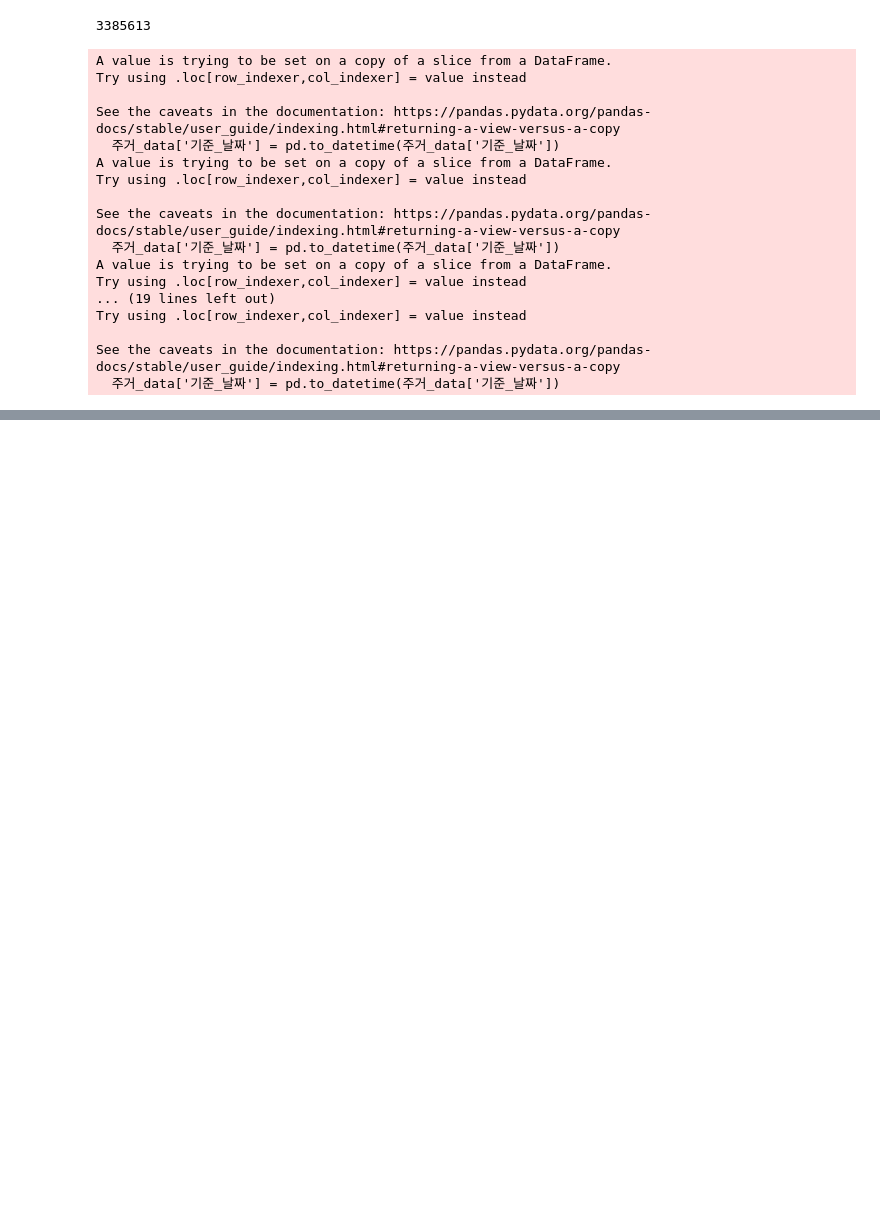
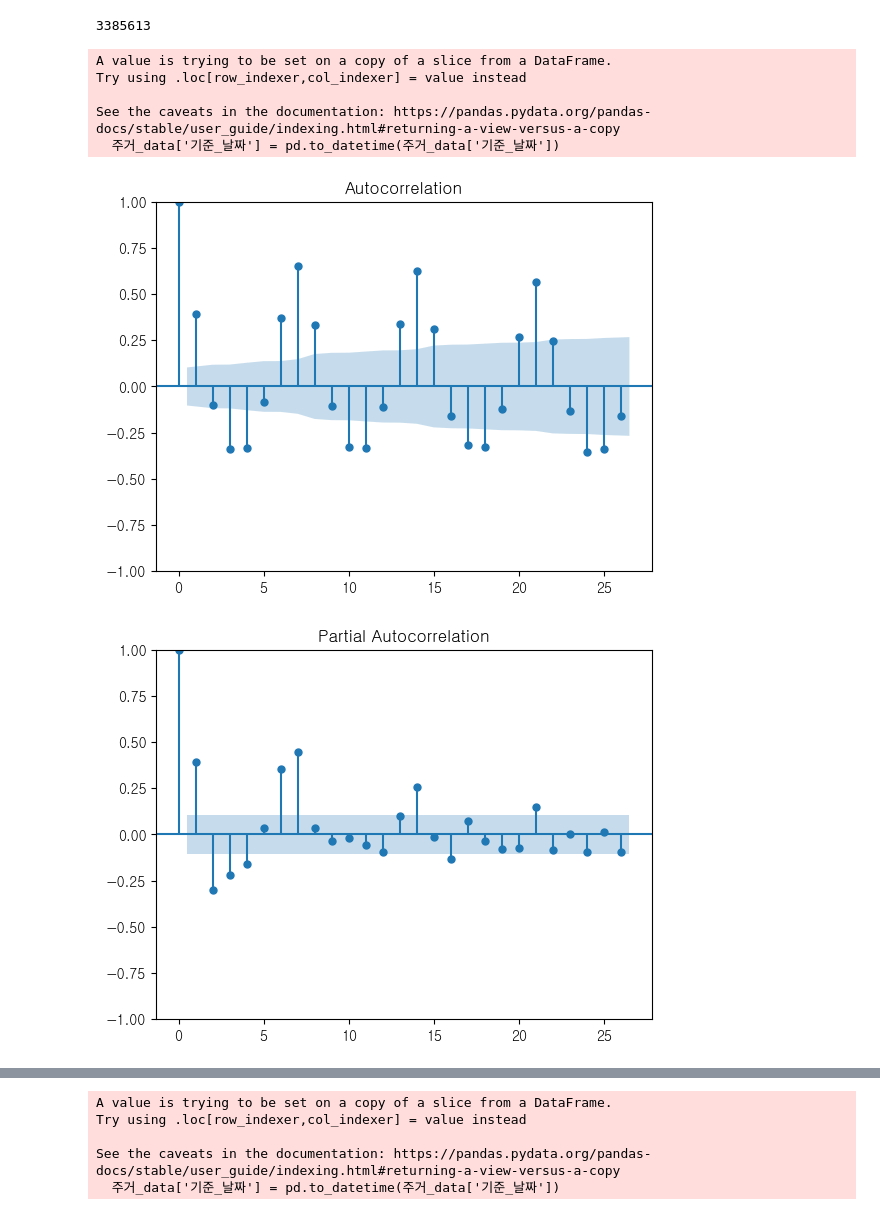
Before and after one commit to minseokpark6/SemiProject_Group3, a Jupyter notebook: Code/choiinwoo/20240508_1자료.ipynb, the cells around one changed output, grey strips where cells are left out. Cells and saved outputs as stored; diff of their text form; code cells hidden in the pictures; blank space fills up the shorter version.

```diff
--- a/Code/choiinwoo/20240508_1자료.ipynb
+++ b/Code/choiinwoo/20240508_1자료.ipynb
@@ -28,13 +28,13 @@ def divide_time_range(time):
         return '21:00~24:00'
 
 def check_best_sarima(data,p,d,q,P,D,Q):
-    #plot_acf(data)
-    #plot_pacf(data)
-    #plt.show()
+    plot_acf(data)
+    plot_pacf(data)
+    plt.show()
 
     model = SARIMAX(data.values, order=(p, d, q), seasonal_order=(P, D, Q, 5))  # 데이터를 넘파이 배열로 변환하여 사용
     model_fit = model.fit()
-
+    print(model_fit.summary())
     forecast = model_fit.forecast(steps=1)[0]
 
     # 예측 결과 출력
@@ -63,6 +63,16 @@ def sarima_test(data, IDs,p,d,q,P,D,Q,a,b,c):
 # 상업_강서_df1 : 반납 ARIMA(3,0,3)(1,1,0)[5] x                상업-반납-출근
 # 상업_강서_df2 : 대여 ARIMA(4,0,2)(2,1,0)[5] x                상업-대여-퇴근
 # 상업_강서_df2 : 반납 ARIMA(4,0,2)(2,1,0)[5] x                상업-반납-퇴근
+
+
+# 주거_강서_df1 : 대여 ARIMA(4,1,0)(2,1,0)[5]
+# 주거_강서_df1 : 반납 ARIMA(4,1,0)(2,1,0)[5]            ?
+# 주거_강서_df2 : 대여 ARIMA(3,1,0)(2,1,1)[5]
+# 주거_강서_df2 : 반납 ARIMA(4,1,0)(2,1,0)[5]
+# 상업_강서_df1 : 대여 ARIMA(3,1,0)(2,1,0)[5]        df1 : 출근
+# 상업_강서_df1 : 반납 ARIMA(3,1,0)(2,1,0)[5]
+# 상업_강서_df2 : 대여 ARIMA(4,1,0)(2,1,0)[5]        df2 : 퇴근
+# 상업_강서_df2 : 반납 ARIMA(4,1,0)(2,1,0)[5]
 # %% [markdown]
 # 주거 + 대여 + 출근
 # 주거_강서_df1 : 대여 ARIMA(4,0,0)(2,1,1)[5]
@@ -75,44 +86,36 @@ def sarima_test(data, IDs,p,d,q,P,D,Q,a,b,c):
 강서_데이터 = pd.concat([강서_데이터1, 강서_데이터2], ignore_index=True)
 print(len(강서_데이터))
 
 top_20_ID = pd.read_csv('../../Data/따릉이/쏠림정도_top20_대여소.csv',encoding='utf-8')
 # 주거와 상업으로 데이터 분할
 주거_df = top_20_ID[top_20_ID['최종용도'] == '주거']
 상업_df = top_20_ID[top_20_ID['최종용도'] == '상업']
 
 # 주거 데이터에서 대여소_ID 추출
 주거_IDs = 주거_df['대여소_ID'].unique()
 
 # 상업 데이터에서 대여소_ID 추출
 상업_IDs = 상업_df['대여소_ID'].unique()
 
 강서_df = 강서_데이터[강서_데이터['시작_대여소_ID'].isin(주거_IDs)] # 시작 : 대여 ,종료 : 반납   + 주거, 상업
 강서_df = 강서_df.sort_values(by='기준_날짜')
 
 강서_df['시간대_구간'] = 강서_df['기준_시간대'].apply(divide_time_range)
 강서_df1 = 강서_df[강서_df['시간대_구간'] == '06:00~10:00']     # 06~10 : , 17:21 :퇴근
 강서_df1 = 강서_df1[(강서_df1['전체_이용_분'] != 0) & (강서_df1['전체_이용_거리'] != 0)]
 
 강서_df1 = 강서_df1[['시작_대여소_ID', '기준_날짜', '전체_건수']].copy() # 시작 : 대여 ,종료 : 반납
 강서_df1 = 강서_df1.rename(columns={'시작_대여소_ID': '대여소_ID'})     # 시작 : 대여 ,종료 : 반납
-check_forcast =[]
-check_forcast.append(sarima_test(강서_df1,주거_IDs,2,1,3,2,1,0,"주거",'06:00~10:00','대여'))
+#check_forcast1 =[]
+#check_forcast1.append(sarima_test(강서_df1,주거_IDs,4,1,0,2,1,0,"주거",'06:00~10:00','대여'))
+c = []
+c = sarima_test(강서_df1,주거_IDs,4,1,0,2,1,0,"주거",'06:00~10:00','대여')
 # %% [output]
 3385613
 A value is trying to be set on a copy of a slice from a DataFrame.
 Try using .loc[row_indexer,col_indexer] = value instead
 
 See the caveats in the documentation: https://pandas.pydata.org/pandas-docs/stable/user_guide/indexing.html#returning-a-view-versus-a-copy
   주거_data['기준_날짜'] = pd.to_datetime(주거_data['기준_날짜'])
-A value is trying to be set on a copy of a slice from a DataFrame.
-Try using .loc[row_indexer,col_indexer] = value instead
-
-See the caveats in the documentation: https://pandas.pydata.org/pandas-docs/stable/user_guide/indexing.html#returning-a-view-versus-a-copy
-  주거_data['기준_날짜'] = pd.to_datetime(주거_data['기준_날짜'])
-A value is trying to be set on a copy of a slice from a DataFrame.
-Try using .loc[row_indexer,col_indexer] = value instead
-... (19 lines left out)
-Try using .loc[row_indexer,col_indexer] = value instead
-
-See the caveats in the documentation: https://pandas.pydata.org/pandas-docs/stable/user_guide/indexing.html#returning-a-view-versus-a-copy
-  주거_data['기준_날짜'] = pd.to_datetime(주거_data['기준_날짜'])
+[figure, added]
+[figure, added]
@@ -118,0 +139,5 @@ See the caveats in the documentation: https://pandas.pydata.org/pandas-docs/stab
+A value is trying to be set on a copy of a slice from a DataFrame.
+Try using .loc[row_indexer,col_indexer] = value instead
+
+See the caveats in the documentation: https://pandas.pydata.org/pandas-docs/stable/user_guide/indexing.html#returning-a-view-versus-a-copy
+  주거_data['기준_날짜'] = pd.to_datetime(주거_data['기준_날짜'])
```
Also changed, not shown: parts of 23 cells of this notebook, 1 other file.
